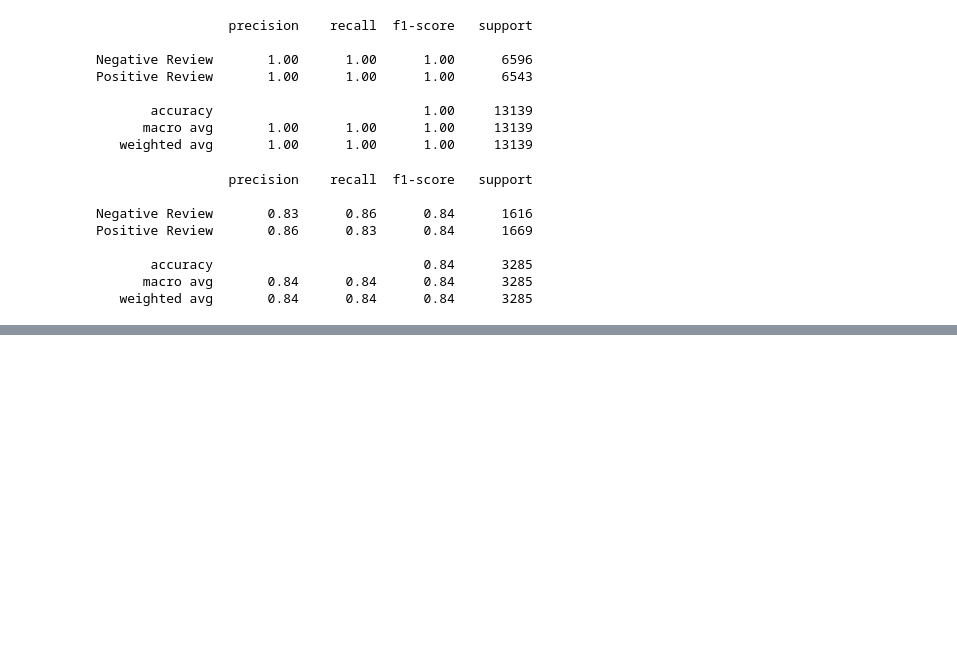
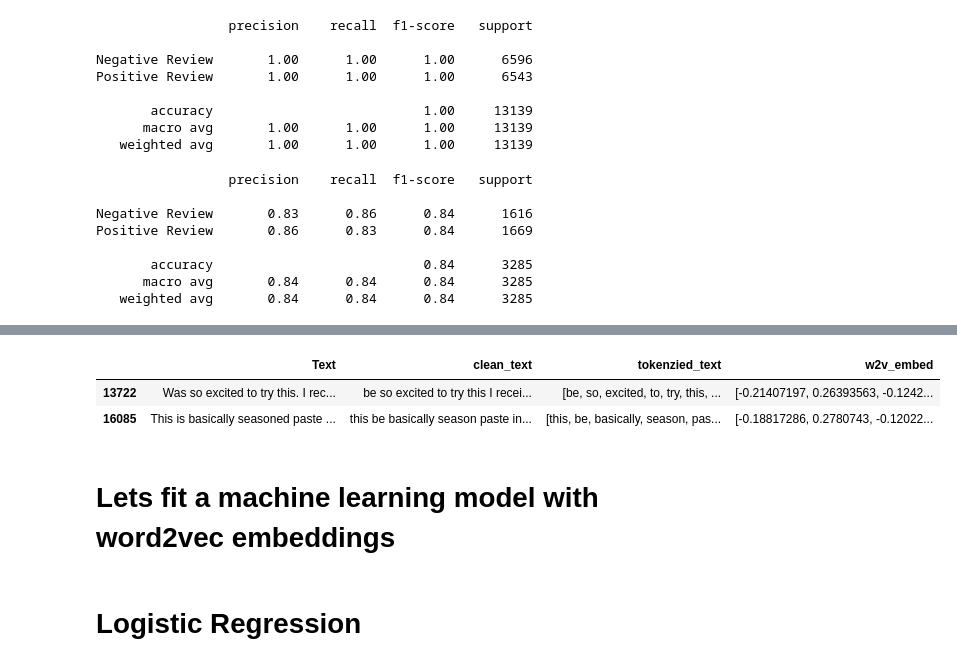
Before and after one commit to ajeetth/Sentiment-Analysis-on-Amazon-Fine-Food-Reviews, a Jupyter notebook: SentimentAnalysis.ipynb, the cells around one changed output, grey strips where cells are left out. Drawn from its saved outputs; the diff is of its cells as text; code cells hidden in the pictures; blank space fills up the shorter version.

```diff
--- a/SentimentAnalysis.ipynb
+++ b/SentimentAnalysis.ipynb
@@ -363,0 +456,12 @@ Positive Review       0.86      0.83      0.84      1669
+# %%
+x_test['w2v_embed'] = x_test['tokenzied_text'].progress_apply(lambda doc : get_embedding_vector(doc, word2vec.wv))
+# %%
+x_test.head(2)
+# %% [output]
+|  | Text | clean_text | tokenzied_text | w2v_embed |
+| 13722 | Was so excited to try this. I rec... | be so excited to try this I recei... | [be, so, excited, to, try, this, ... | [-0.21407197, 0.26393563, -0.1242... |
+| 16085 | This is basically seasoned paste ... | this be basically season paste in... | [this, be, basically, season, pas... | [-0.18817286, 0.2780743, -0.12022... |
+# %% [markdown]
+# Lets fit a machine learning model with word2vec embeddings
+# %% [markdown]
+# Logistic Regression
```
Also changed, not shown: parts of 32 cells of this notebook.
